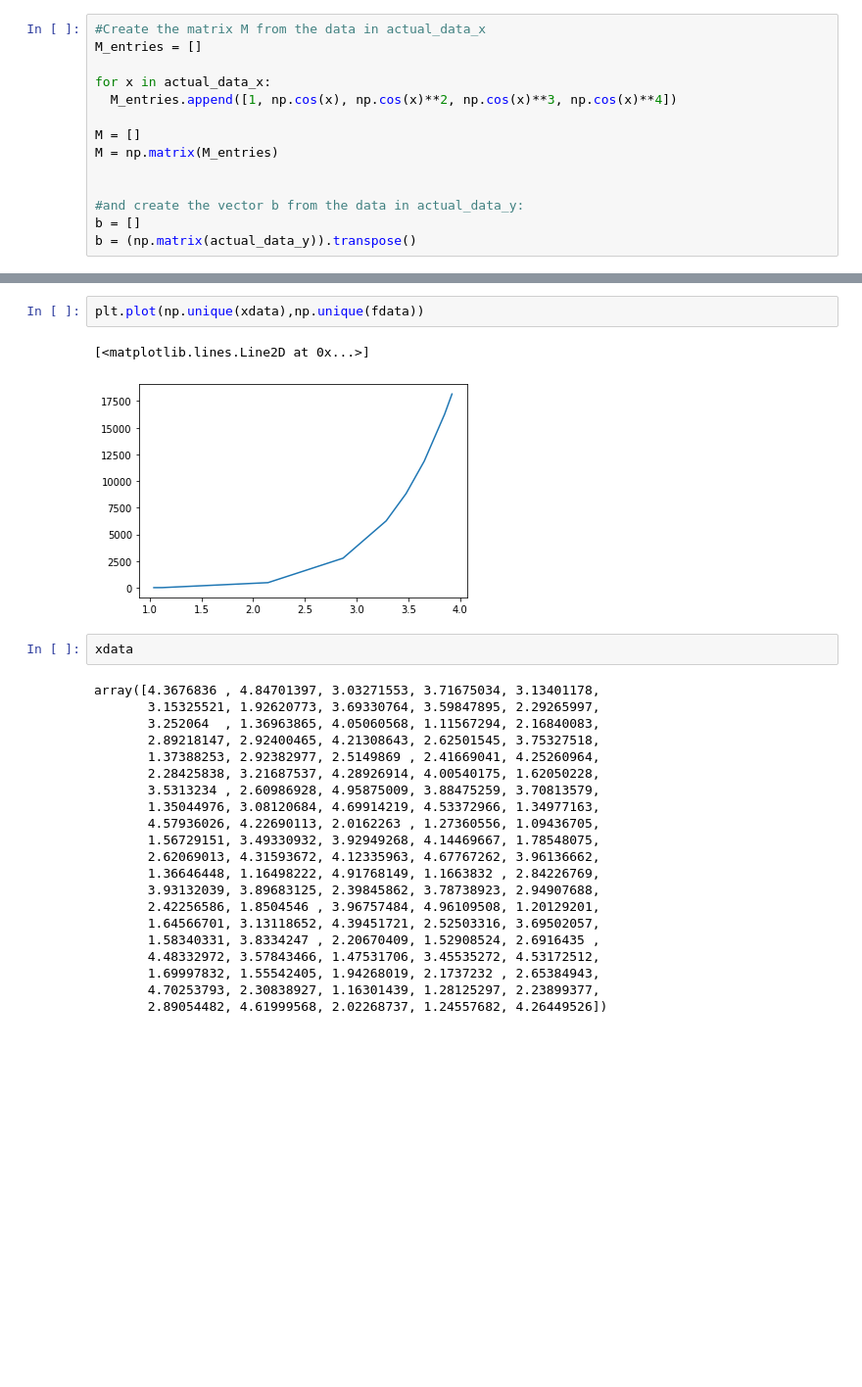
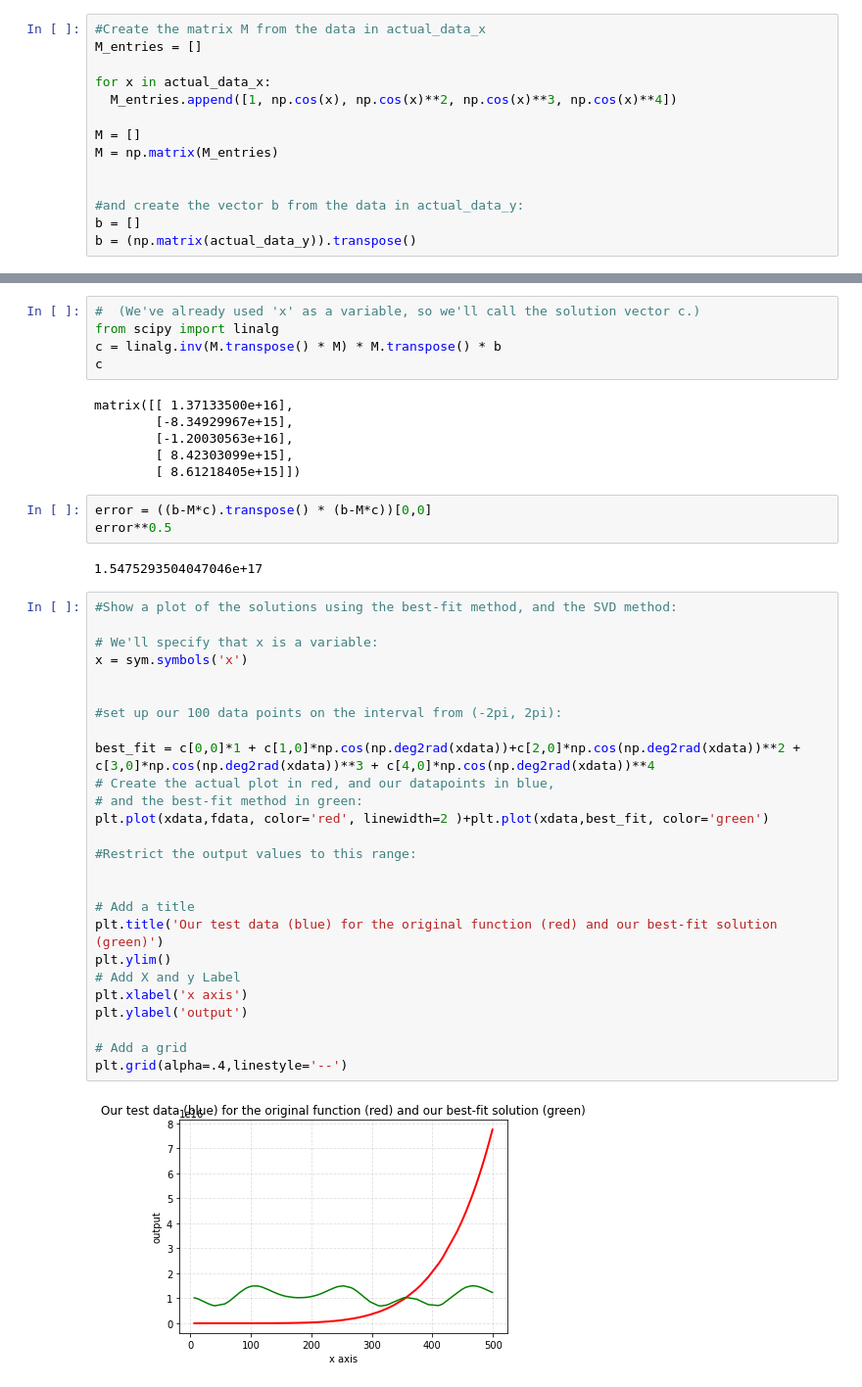
Before and after one commit to KapilKhanal/AdvLinearAlgebra, a Jupyter notebook: Project_4_Case_3_An_Interesting_Case_using_Singular_Values_and_Best_Fit.ipynb, the cells around one changed output, grey strips where cells are left out. Shown at 98% size. Saved outputs shown, nothing was run; the diff lists cells and outputs as text; blank space fills up the shorter version.

```diff
--- a/Project_4_Case_3_An_Interesting_Case_using_Singular_Values_and_Best_Fit.ipynb
+++ b/Project_4_Case_3_An_Interesting_Case_using_Singular_Values_and_Best_Fit.ipynb
@@ -123,28 +139,44 @@ array([3.46585613e+04, 6.47694324e+04, 3.86650155e+03, 1.31436174e+04,
-# %%
-plt.plot(np.unique(xdata),np.unique(fdata))
-# %% [output]
-[<matplotlib.lines.Line2D at 0x...>]
-[figure, removed]
-# %%
-xdata
-# %% [output]
-array([4.3676836 , 4.84701397, 3.03271553, 3.71675034, 3.13401178,
-       3.15325521, 1.92620773, 3.69330764, 3.59847895, 2.29265997,
-       3.252064  , 1.36963865, 4.05060568, 1.11567294, 2.16840083,
-       2.89218147, 2.92400465, 4.21308643, 2.62501545, 3.75327518,
-       1.37388253, 2.92382977, 2.5149869 , 2.41669041, 4.25260964,
-       2.28425838, 3.21687537, 4.28926914, 4.00540175, 1.62050228,
-       3.5313234 , 2.60986928, 4.95875009, 3.88475259, 3.70813579,
-       1.35044976, 3.08120684, 4.69914219, 4.53372966, 1.34977163,
-       4.57936026, 4.22690113, 2.0162263 , 1.27360556, 1.09436705,
-       1.56729151, 3.49330932, 3.92949268, 4.14469667, 1.78548075,
-       2.62069013, 4.31593672, 4.12335963, 4.67767262, 3.96136662,
-       1.36646448, 1.16498222, 4.91768149, 1.1663832 , 2.84226769,
-       3.93132039, 3.89683125, 2.39845862, 3.78738923, 2.94907688,
-       2.42256586, 1.8504546 , 3.96757484, 4.96109508, 1.20129201,
-       1.64566701, 3.13118652, 4.39451721, 2.52503316, 3.69502057,
-       1.58340331, 3.8334247 , 2.20670409, 1.52908524, 2.6916435 ,
-       4.48332972, 3.57843466, 1.47531706, 3.45535272, 4.53172512,
-       1.69997832, 1.55542405, 1.94268019, 2.1737232 , 2.65384943,
-       4.70253793, 2.30838927, 1.16301439, 1.28125297, 2.23899377,
-       2.89054482, 4.61999568, 2.02268737, 1.24557682, 4.26449526])
+# %%
+#  (We've already used 'x' as a variable, so we'll call the solution vector c.)
+from scipy import linalg
+c = linalg.inv(M.transpose() * M) * M.transpose() * b
+c
+# %% [output]
+matrix([[ 1.37133500e+16],
+        [-8.34929967e+15],
+        [-1.20030563e+16],
+        [ 8.42303099e+15],
+        [ 8.61218405e+15]])
+# %%
+error = ((b-M*c).transpose() * (b-M*c))[0,0]
+error**0.5
+# %% [output]
+1.5475293504047046e+17
+# %%
+#Show a plot of the solutions using the best-fit method, and the SVD method:
+
+# We'll specify that x is a variable:
+x = sym.symbols('x')
+
+
+#set up our 100 data points on the interval from (-2pi, 2pi):
+
+best_fit = c[0,0]*1 + c[1,0]*np.cos(np.deg2rad(xdata))+c[2,0]*np.cos(np.deg2rad(xdata))**2 + c[3,0]*np.cos(np.deg2rad(xdata))**3 + c[4,0]*np.cos(np.deg2rad(xdata))**4
+# Create the actual plot in red, and our datapoints in blue,
+# and the best-fit method in green:
+plt.plot(xdata,fdata, color='red', linewidth=2 )+plt.plot(xdata,best_fit, color='green')
+
+#Restrict the output values to this range:
+
+
+# Add a title
+plt.title('Our test data (blue) for the original function (red) and our best-fit solution (green)')
+plt.ylim()
+# Add X and y Label
+plt.xlabel('x axis')
+plt.ylabel('output')
+
+# Add a grid
+plt.grid(alpha=.4,linestyle='--')
+# %% [output]
+[figure, added]
```
Also changed, not shown: parts of 9 cells of this notebook.
